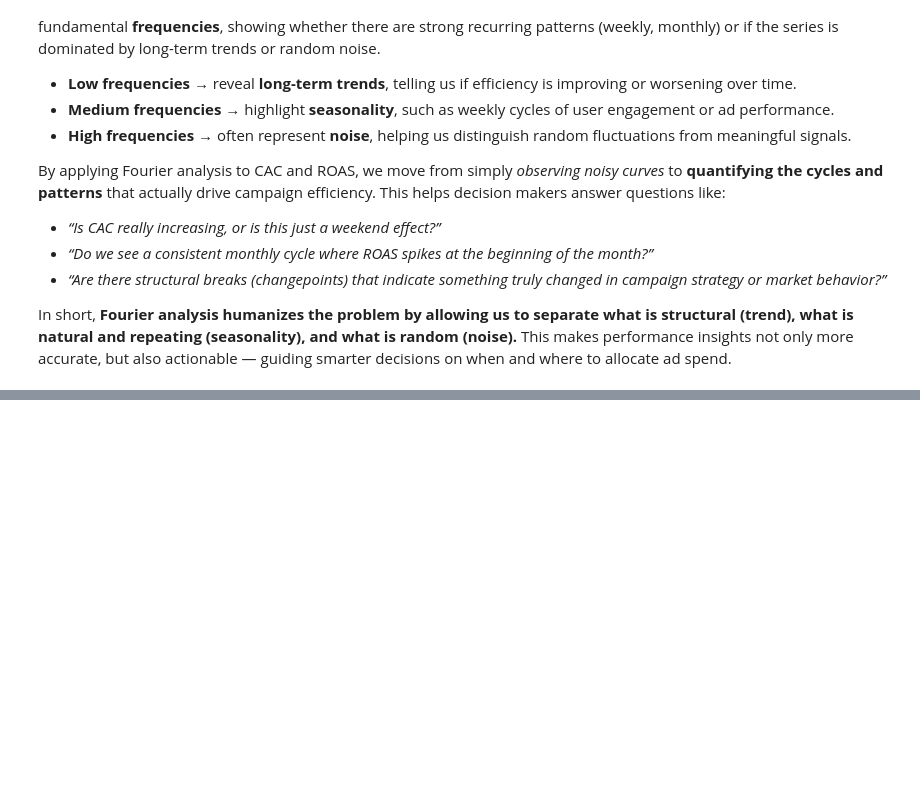
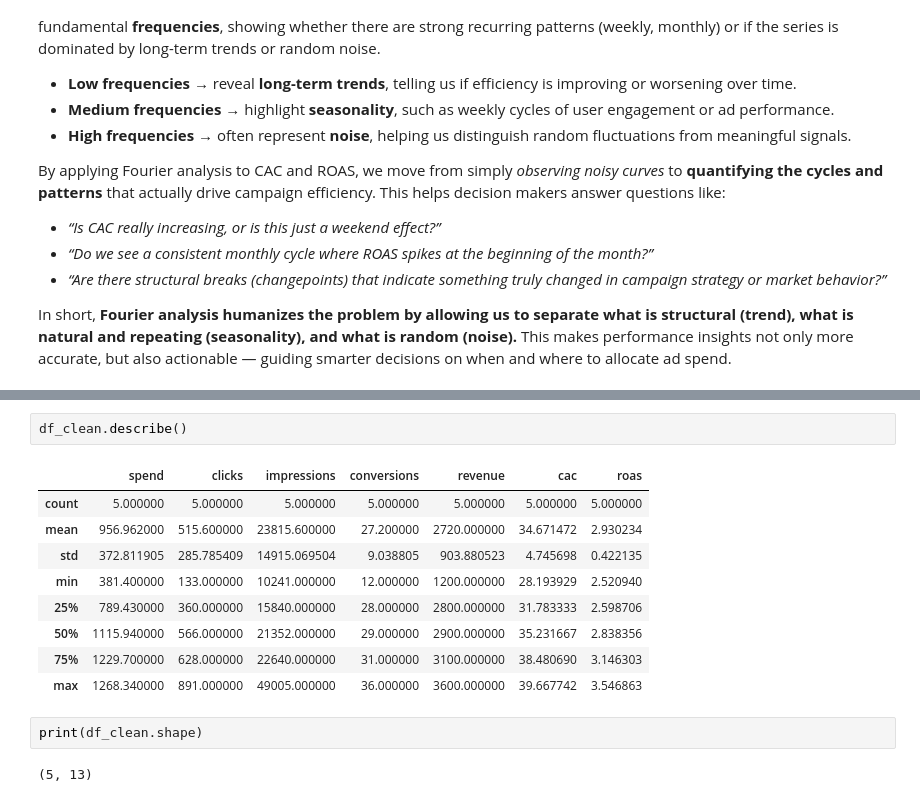
Before and after one commit to octavioeac/ads-spend, a Jupyter notebook: AD_Spend.ipynb, the cells around one changed output, grey strips where cells are left out. Saved outputs shown, nothing was run; the diff lists cells and outputs as text; blank space fills up the shorter version.

```diff
--- a/AD_Spend.ipynb
+++ b/AD_Spend.ipynb
@@ -271,0 +215,16 @@ This makes it ideal for marketing performance data, where campaigns often follow
+# %%
+df_clean.describe()
+# %% [output]
+|  | spend | clicks | impressions | conversions | revenue | cac | roas |
+| count | 5.000000 | 5.000000 | 5.000000 | 5.000000 | 5.000000 | 5.000000 | 5.000000 |
+| mean | 956.962000 | 515.600000 | 23815.600000 | 27.200000 | 2720.000000 | 34.671472 | 2.930234 |
+| std | 372.811905 | 285.785409 | 14915.069504 | 9.038805 | 903.880523 | 4.745698 | 0.422135 |
+| min | 381.400000 | 133.000000 | 10241.000000 | 12.000000 | 1200.000000 | 28.193929 | 2.520940 |
+| 25% | 789.430000 | 360.000000 | 15840.000000 | 28.000000 | 2800.000000 | 31.783333 | 2.598706 |
+| 50% | 1115.940000 | 566.000000 | 21352.000000 | 29.000000 | 2900.000000 | 35.231667 | 2.838356 |
+| 75% | 1229.700000 | 628.000000 | 22640.000000 | 31.000000 | 3100.000000 | 38.480690 | 3.146303 |
+| max | 1268.340000 | 891.000000 | 49005.000000 | 36.000000 | 3600.000000 | 39.667742 | 3.546863 |
+# %%
+print(df_clean.shape)
+# %% [output]
+(5, 13)
```
Also changed, not shown: parts of 7 cells of this notebook.
